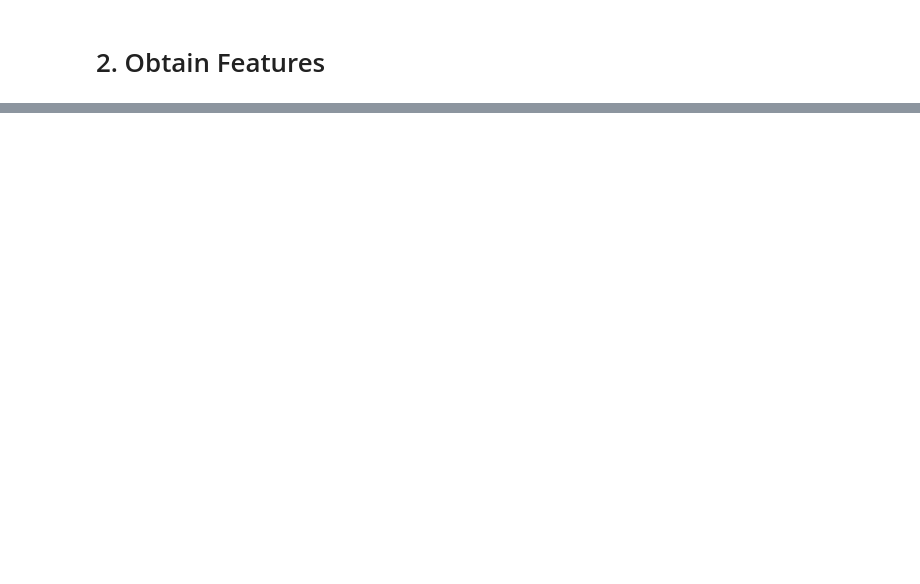
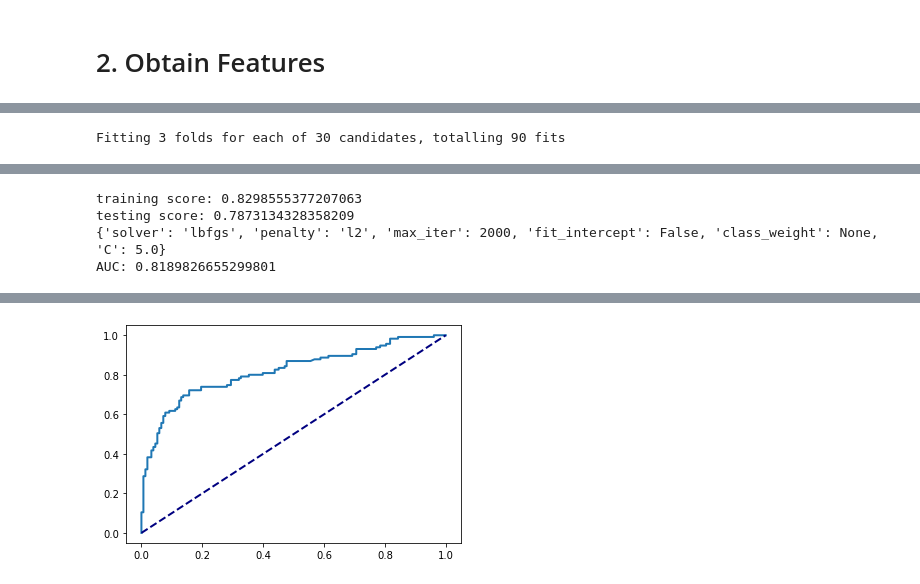
Before and after one commit to shannonycj/ds-boilerplate, a Jupyter notebook: jupyter/EDA.ipynb, the cells around one changed output, grey strips where cells are left out. Cells and saved outputs as stored; diff of their text form; code cells hidden in the pictures; blank space fills up the shorter version.

```diff
--- a/jupyter/EDA.ipynb
+++ b/jupyter/EDA.ipynb
@@ -32,0 +76,4 @@ X.shape
+# %%
+clf, params_lr, est_lr = modelling.train_lr_classifier(X, y, n_iter=30)
+# %% [output]
+Fitting 3 folds for each of 30 candidates, totalling 90 fits
@@ -32,0 +82,4 @@ X.shape
+training score: 0.8298555377207063
+testing score: 0.7873134328358209
+{'solver': 'lbfgs', 'penalty': 'l2', 'max_iter': 2000, 'fit_intercept': False, 'class_weight': None, 'C': 5.0}
+AUC: 0.8189826655299801
@@ -33 +87,2 @@ X.shape
+[figure, added]
 # %%
```
Also changed, not shown: parts of 14 cells of this notebook, 4 other files.
